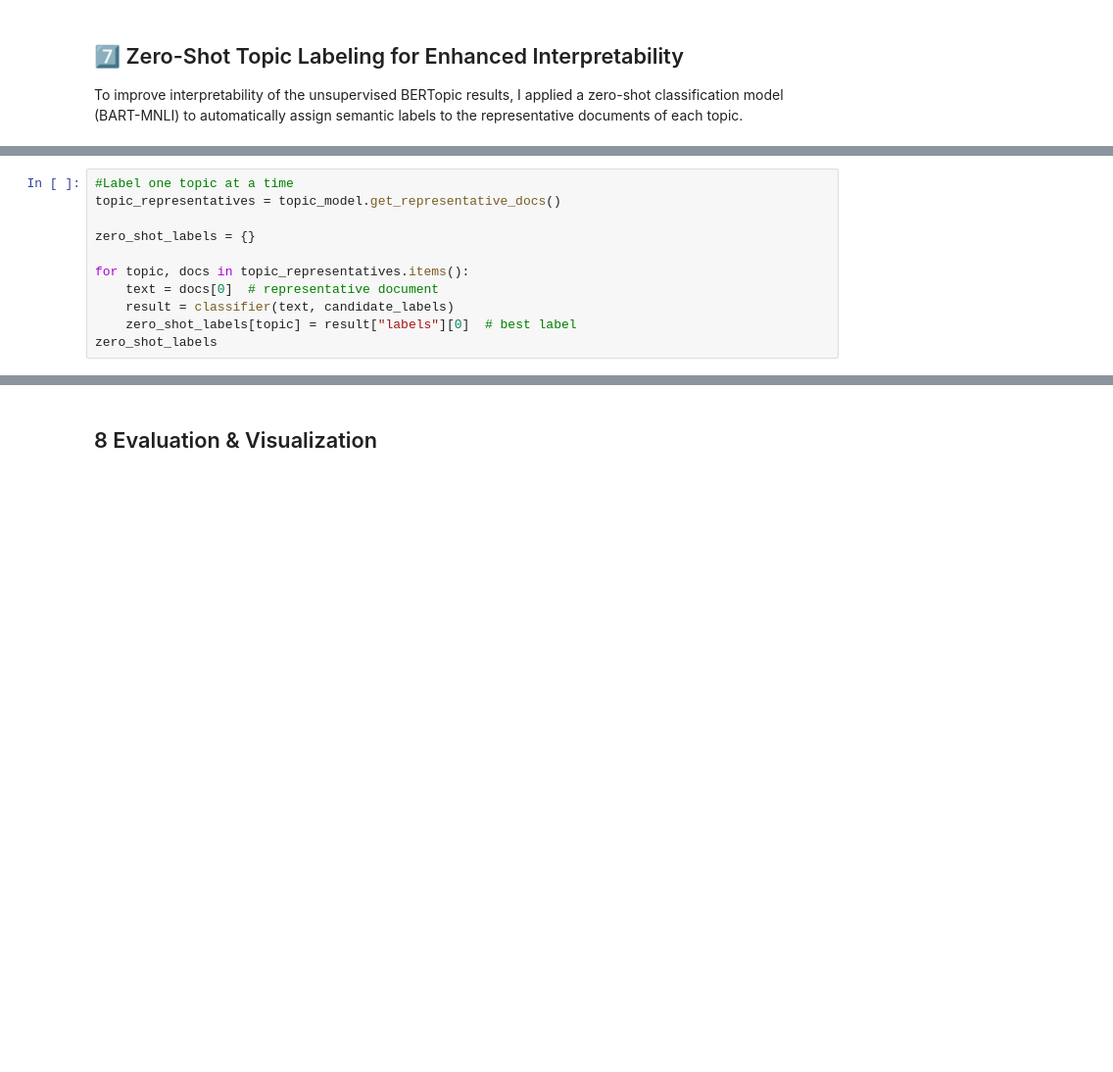
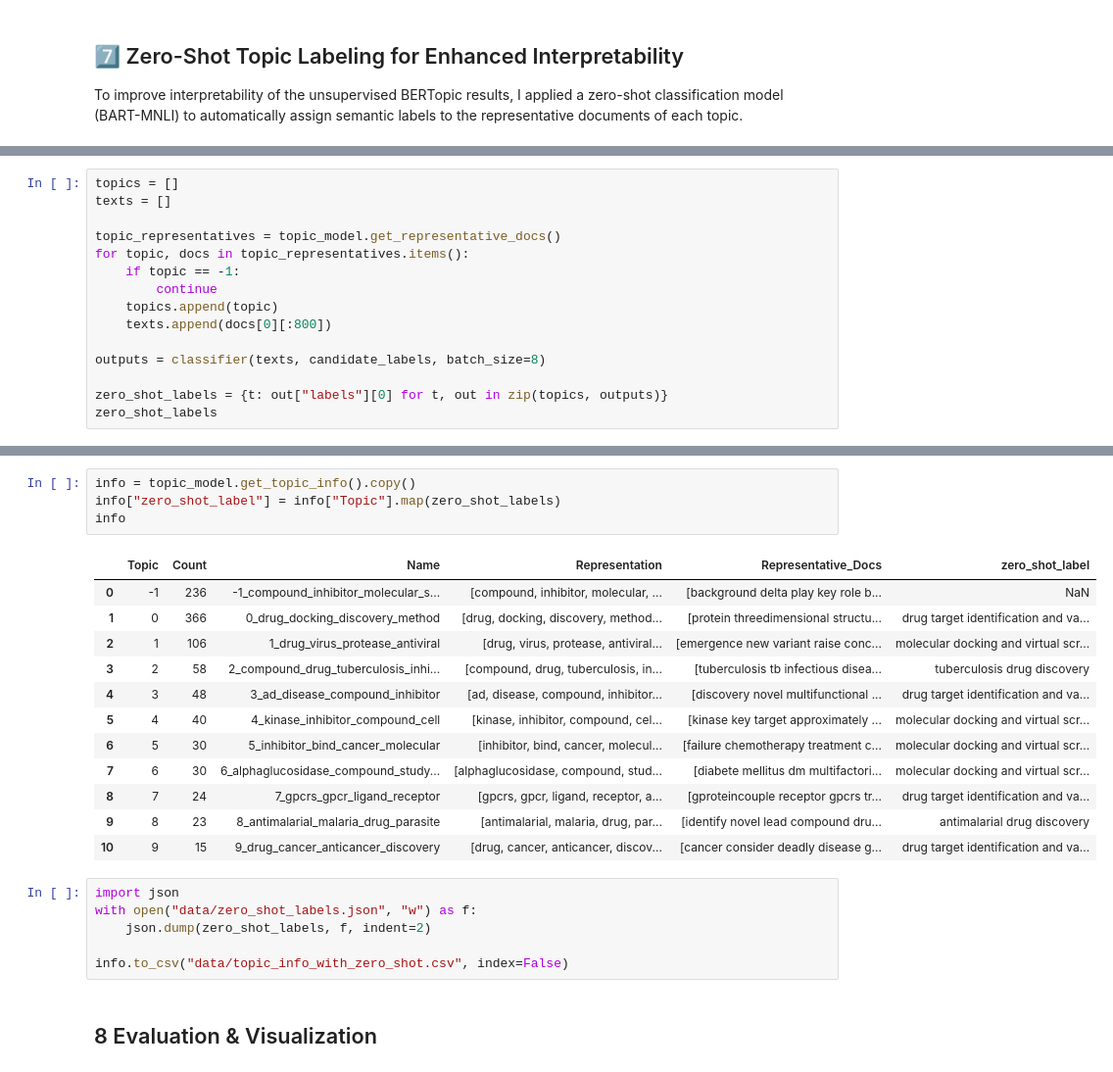
Before and after one commit to Paula-gwn/-Discovering-Emerging-Topics-in-Drug-Discovery-Research-using-BERTopic, a Jupyter notebook: Drug_Discover_TM.ipynb, the cells around one changed output, grey strips where cells are left out. Shown at 98% size. Saved outputs shown, nothing was run; the diff lists cells and outputs as text; blank space fills up the shorter version.

```diff
--- a/Drug_Discover_TM.ipynb
+++ b/Drug_Discover_TM.ipynb
@@ -249,11 +262,0 @@ Device set to use cpu
-# %%
-#Label one topic at a time
-topic_representatives = topic_model.get_representative_docs()
-
-zero_shot_labels = {}
-
-for topic, docs in topic_representatives.items():
-    text = docs[0]  # representative document
-    result = classifier(text, candidate_labels)
-    zero_shot_labels[topic] = result["labels"][0]  # best label
-zero_shot_labels
@@ -261,0 +263,15 @@ zero_shot_labels
+# %%
+topics = []
+texts = []
+
+topic_representatives = topic_model.get_representative_docs()
+for topic, docs in topic_representatives.items():
+    if topic == -1:
+        continue
+    topics.append(topic)
+    texts.append(docs[0][:800])
+
+outputs = classifier(texts, candidate_labels, batch_size=8)
+
+zero_shot_labels = {t: out["labels"][0] for t, out in zip(topics, outputs)}
+zero_shot_labels
@@ -262,3 +289,26 @@ zero_shot_labels
+# %%
+info = topic_model.get_topic_info().copy()
+info["zero_shot_label"] = info["Topic"].map(zero_shot_labels)
+info
+# %% [output]
+|  | Topic | Count | Name | Representation | Representative_Docs | zero_shot_label |
+| 0 | -1 | 236 | -1_compound_inhibitor_molecular_s... | [compound, inhibitor, molecular, ... | [background delta play key role b... | NaN |
+| 1 | 0 | 366 | 0_drug_docking_discovery_method | [drug, docking, discovery, method... | [protein threedimensional structu... | drug target identification and va... |
+| 2 | 1 | 106 | 1_drug_virus_protease_antiviral | [drug, virus, protease, antiviral... | [emergence new variant raise conc... | molecular docking and virtual scr... |
+| 3 | 2 | 58 | 2_compound_drug_tuberculosis_inhi... | [compound, drug, tuberculosis, in... | [tuberculosis tb infectious disea... | tuberculosis drug discovery |
+| 4 | 3 | 48 | 3_ad_disease_compound_inhibitor | [ad, disease, compound, inhibitor... | [discovery novel multifunctional ... | drug target identification and va... |
+| 5 | 4 | 40 | 4_kinase_inhibitor_compound_cell | [kinase, inhibitor, compound, cel... | [kinase key target approximately ... | molecular docking and virtual scr... |
+| 6 | 5 | 30 | 5_inhibitor_bind_cancer_molecular | [inhibitor, bind, cancer, molecul... | [failure chemotherapy treatment c... | molecular docking and virtual scr... |
+| 7 | 6 | 30 | 6_alphaglucosidase_compound_study... | [alphaglucosidase, compound, stud... | [diabete mellitus dm multifactori... | molecular docking and virtual scr... |
+| 8 | 7 | 24 | 7_gpcrs_gpcr_ligand_receptor | [gpcrs, gpcr, ligand, receptor, a... | [gproteincouple receptor gpcrs tr... | drug target identification and va... |
+| 9 | 8 | 23 | 8_antimalarial_malaria_drug_parasite | [antimalarial, malaria, drug, par... | [identify novel lead compound dru... | antimalarial drug discovery |
+| 10 | 9 | 15 | 9_drug_cancer_anticancer_discovery | [drug, cancer, anticancer, discov... | [cancer consider deadly disease g... | drug target identification and va... |
+# %%
+import json
+with open("data/zero_shot_labels.json", "w") as f:
+    json.dump(zero_shot_labels, f, indent=2)
+
+info.to_csv("data/topic_info_with_zero_shot.csv", index=False)
 # %% [markdown]
 ## 8 Evaluation & Visualization
 # %%
```
Also changed, not shown: parts of 9 cells of this notebook, 2 other files.
